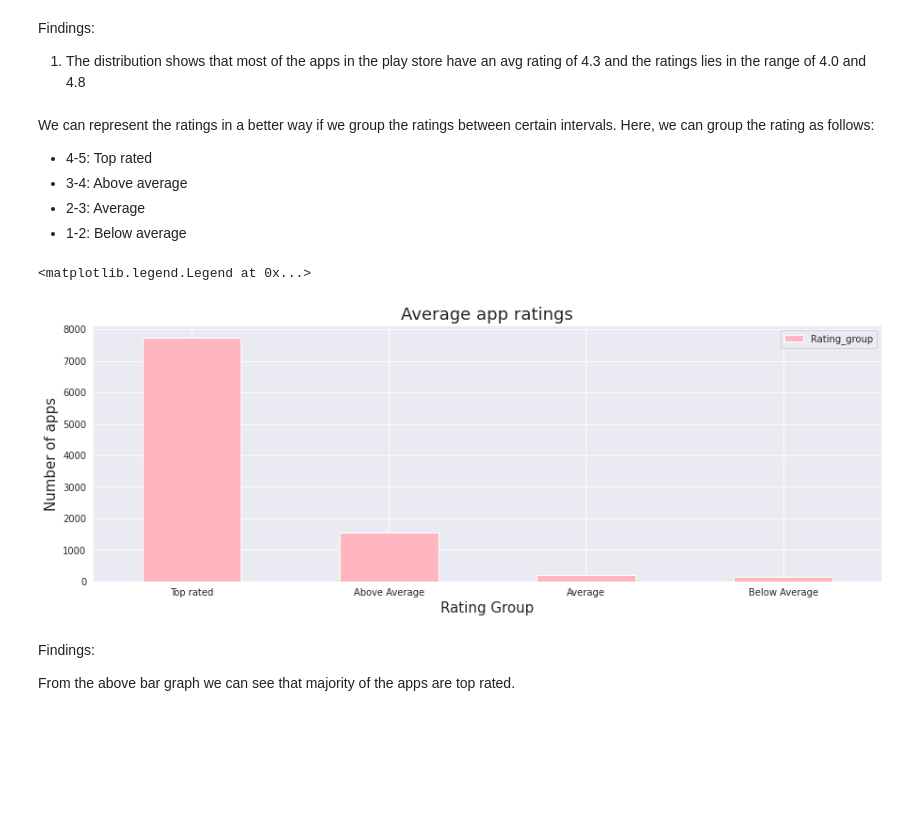
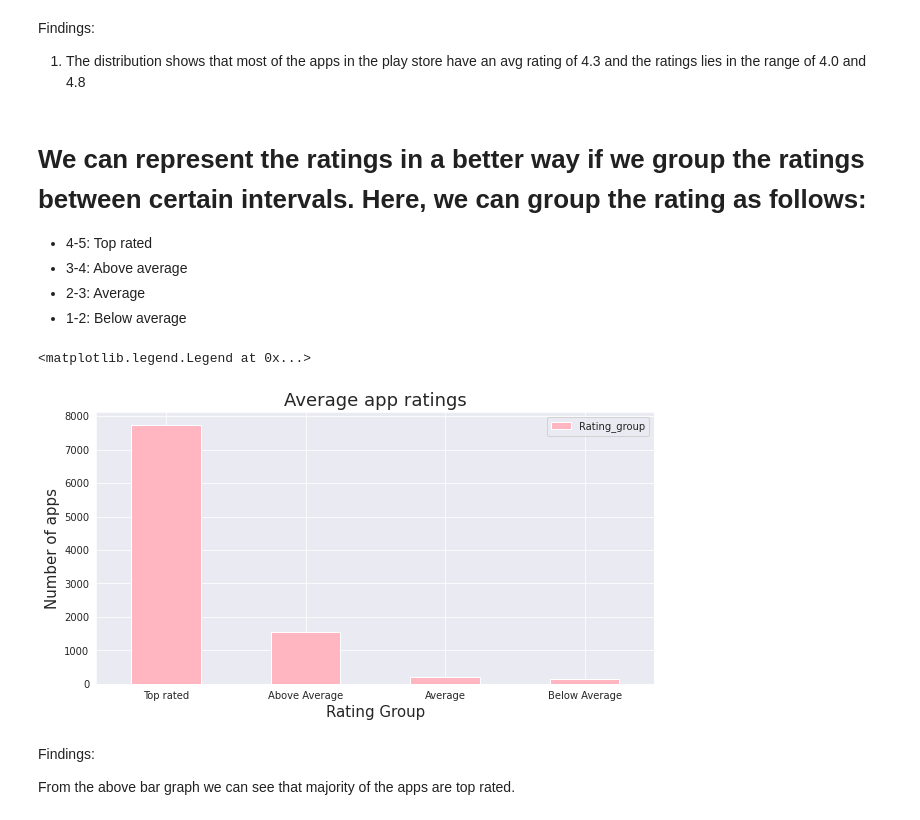
Before and after one commit to sumaiyasiddiqa/Play-store-app-review-analysis, a Jupyter notebook: Play_Store_App_Review_Analysis_(Sumaiya_Siddiqa).ipynb, the cells around one changed output. Cells and saved outputs as stored; diff of their text form; code cells hidden in the pictures; blank space fills up the shorter version.

```diff
--- a/Play_Store_App_Review_Analysis_(Sumaiya_Siddiqa).ipynb
+++ b/Play_Store_App_Review_Analysis_(Sumaiya_Siddiqa).ipynb
@@ -68,8 +68,8 @@ drive.mount('/content/drive')
 # %% [output]
 Mounted at /content/drive
 # %%
-#Load th csv file
-file_path="/content/drive/MyDrive/CAPSTONE1(play store app review analysis)/Play Store Data.csv"
+#Load the csv file
+file_path="/content/drive/MyDrive/CAPSTONE1(play store app review analysis)/datasets/Play Store Data.csv"
 ps_df=pd.read_csv(file_path)
 # %%
 ps_df.info()
@@ -862,7 +845,7 @@ plt.title('Distribution of Rating',size = 20);
 Findings:
 1. The distribution shows that most of the apps in the play store have an avg rating of 4.3 and the ratings lies in the range of 4.0 and 4.8
 # %% [markdown]
-We can represent the ratings in a better way if we group the ratings between certain intervals. Here, we can group the rating as follows:
+# We can represent the ratings in a better way if we group the ratings between certain intervals. Here, we can group the rating as follows:
 
 * 4-5: Top rated
 * 3-4: Above average
@@ -882,15 +865,15 @@ def Rating_app(val):
 ps_df['Rating_group']=ps_df['Rating'].apply(lambda x: Rating_app(x))
 # %%
 #Now lets see the distribution of the average ratings
-ps_df['Rating_group'].value_counts().plot.bar(figsize=(15,5), color = 'lightpink')
+ps_df['Rating_group'].value_counts().plot.bar(figsize=(10,5), color = 'lightpink')
 plt.xlabel('Rating Group', fontsize = 15)
 plt.ylabel('Number of apps', fontsize = 15)
 plt.title('Average app ratings', fontsize = 18)
 plt.xticks(rotation=0)
 plt.legend()
 # %% [output]
 <matplotlib.legend.Legend at 0x...>
-[figure, old version]
+[figure, new version]
 # %% [markdown]
 Findings:
 
```
Also changed, not shown: parts of 7 cells of this notebook.
